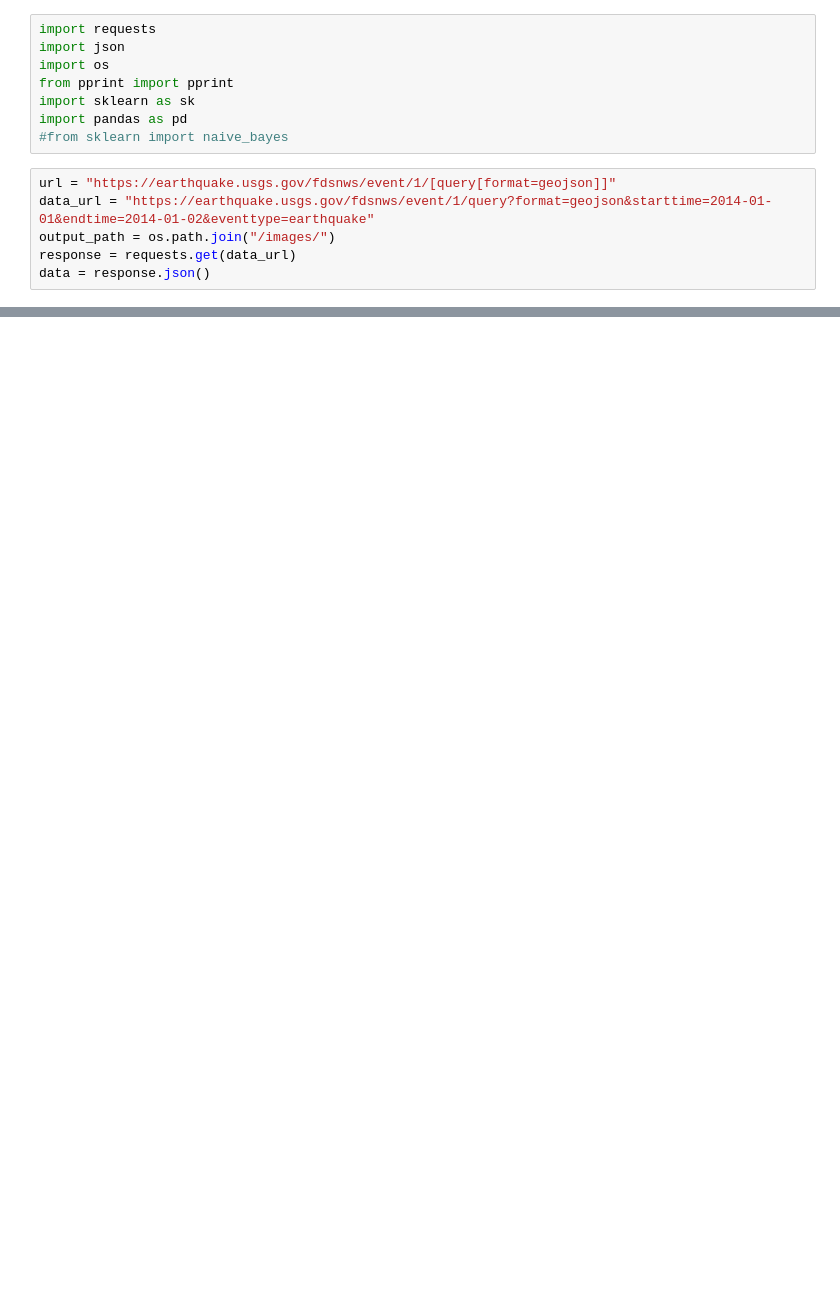
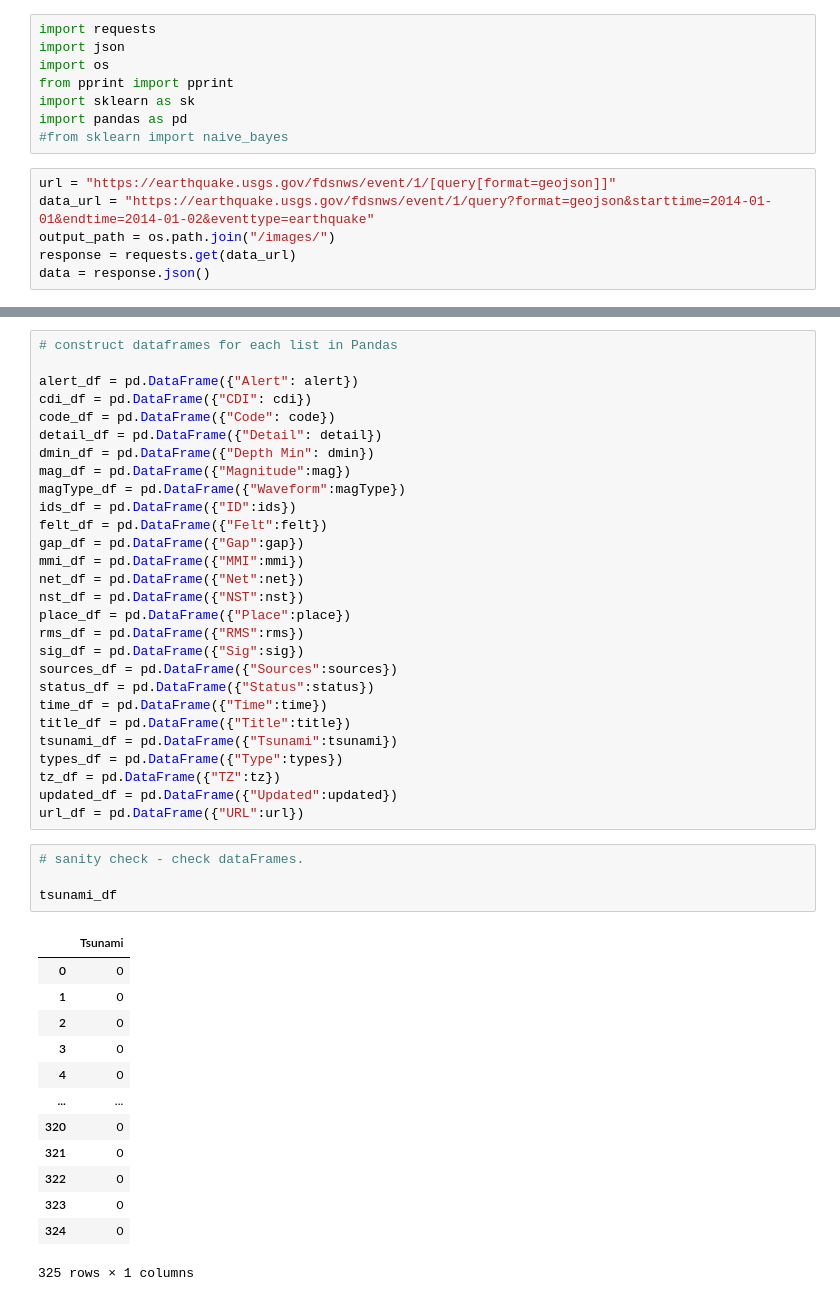
Before and after one commit to jchoi17/ETL-project, a Jupyter notebook: Jupyter Notebooks/Table Creation and PandasDF.ipynb, the cells around one changed output, grey strips where cells are left out. Drawn from its saved outputs; the diff is of its cells as text; blank space fills up the shorter version.

Commit message:
Creation of pandasDF

```diff
--- a/Jupyter Notebooks/P2.ipynb
+++ b/Jupyter Notebooks/Table Creation and PandasDF.ipynb
@@ -70,0 +123,46 @@ df = df
+# %%
+# construct dataframes for each list in Pandas
+
+alert_df = pd.DataFrame({"Alert": alert})
+cdi_df = pd.DataFrame({"CDI": cdi})
+code_df = pd.DataFrame({"Code": code})
+detail_df = pd.DataFrame({"Detail": detail})
+dmin_df = pd.DataFrame({"Depth Min": dmin})
+mag_df = pd.DataFrame({"Magnitude":mag})
+magType_df = pd.DataFrame({"Waveform":magType})
+ids_df = pd.DataFrame({"ID":ids})
+felt_df = pd.DataFrame({"Felt":felt})
+gap_df = pd.DataFrame({"Gap":gap})
+mmi_df = pd.DataFrame({"MMI":mmi})
+net_df = pd.DataFrame({"Net":net})
+nst_df = pd.DataFrame({"NST":nst})
+place_df = pd.DataFrame({"Place":place})
+rms_df = pd.DataFrame({"RMS":rms})
+sig_df = pd.DataFrame({"Sig":sig})
+sources_df = pd.DataFrame({"Sources":sources})
+status_df = pd.DataFrame({"Status":status})
+time_df = pd.DataFrame({"Time":time})
+title_df = pd.DataFrame({"Title":title})
+tsunami_df = pd.DataFrame({"Tsunami":tsunami})
+types_df = pd.DataFrame({"Type":types})
+tz_df = pd.DataFrame({"TZ":tz})
+updated_df = pd.DataFrame({"Updated":updated})
+url_df = pd.DataFrame({"URL":url})
+# %%
+# sanity check - check dataFrames.
+
+tsunami_df
+# %% [output]
+|  | Tsunami |
+| 0 | 0 |
+| 1 | 0 |
+| 2 | 0 |
+| 3 | 0 |
+| 4 | 0 |
+| ... | ... |
+| 320 | 0 |
+| 321 | 0 |
+| 322 | 0 |
+| 323 | 0 |
+| 324 | 0 |
+325 rows × 1 columns
```
Also changed, not shown: parts of 10 cells of this notebook.
